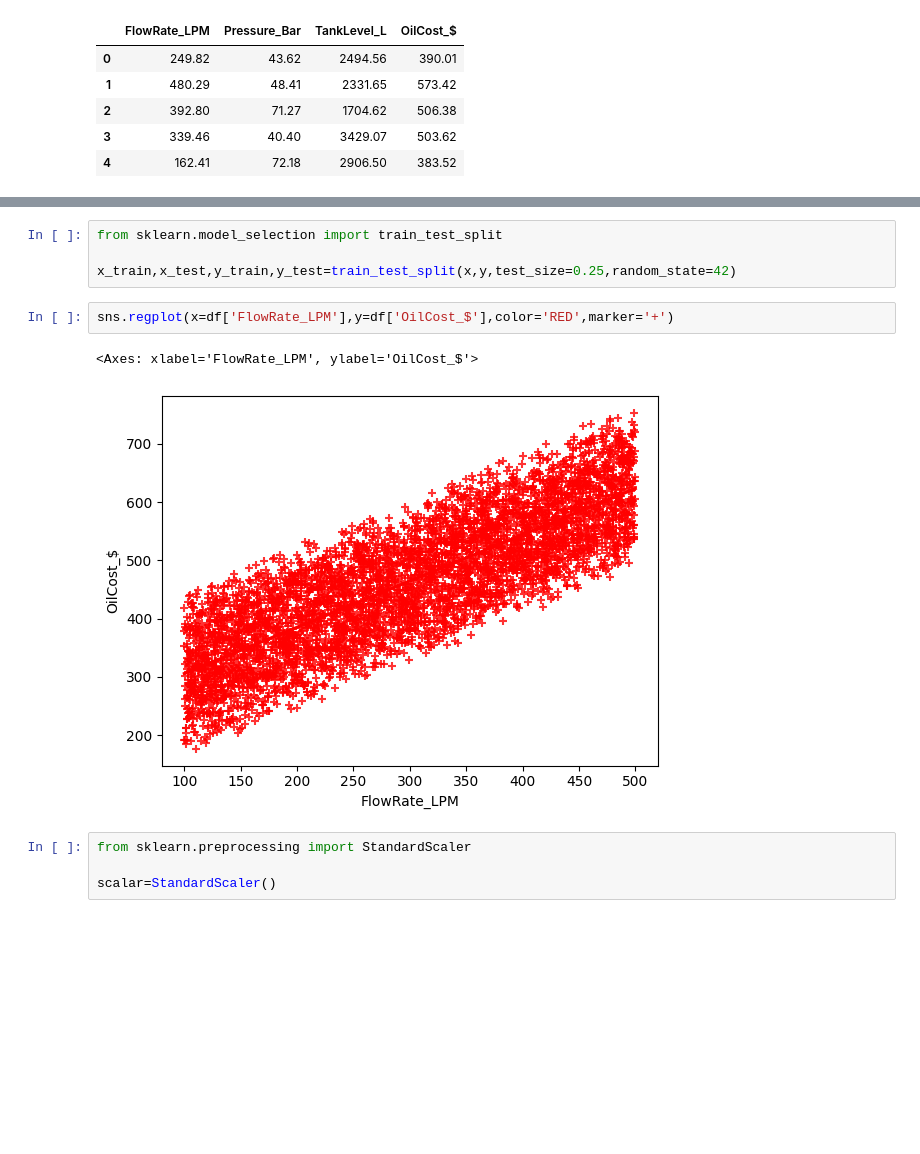
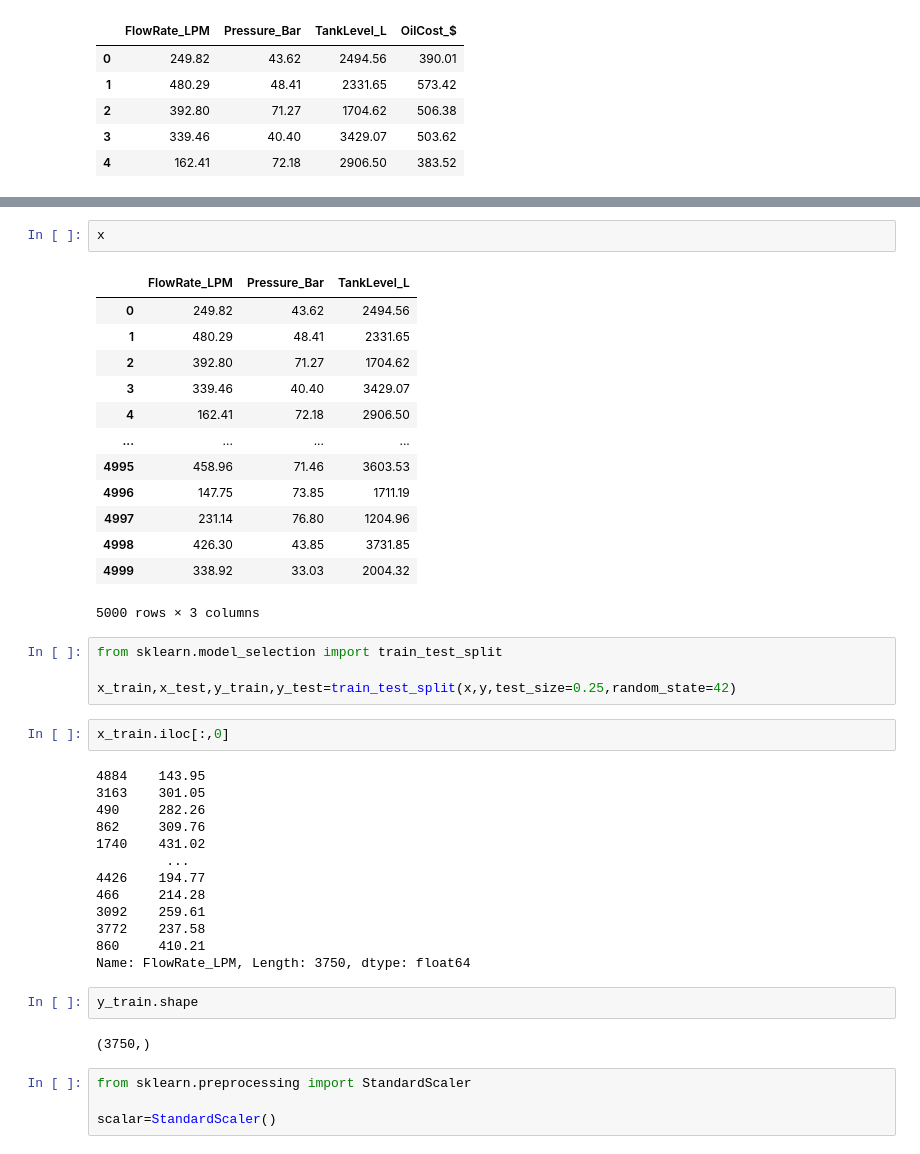
Before and after one commit to vishalsb1/machine-leaarning-, a Jupyter notebook: zdoordie_2025/7_regresion_models/regression/2_multi_reg.ipynb, the cells around one changed output, grey strips where cells are left out. Cells and saved outputs as stored; diff of their text form; blank space fills up the shorter version.

```diff
--- a/zdoordie_2025/7_regresion_models/regression/2_multi_reg.ipynb
+++ b/zdoordie_2025/7_regresion_models/regression/2_multi_reg.ipynb
@@ -123,12 +133,42 @@ y=df.iloc[:,3]
+# %%
+x
+# %% [output]
+|  | FlowRate_LPM | Pressure_Bar | TankLevel_L |
+| 0 | 249.82 | 43.62 | 2494.56 |
+| 1 | 480.29 | 48.41 | 2331.65 |
+| 2 | 392.80 | 71.27 | 1704.62 |
+| 3 | 339.46 | 40.40 | 3429.07 |
+| 4 | 162.41 | 72.18 | 2906.50 |
+| ... | ... | ... | ... |
+| 4995 | 458.96 | 71.46 | 3603.53 |
+| 4996 | 147.75 | 73.85 | 1711.19 |
+| 4997 | 231.14 | 76.80 | 1204.96 |
+| 4998 | 426.30 | 43.85 | 3731.85 |
+| 4999 | 338.92 | 33.03 | 2004.32 |
+5000 rows × 3 columns
 # %%
 from sklearn.model_selection import train_test_split
 
 x_train,x_test,y_train,y_test=train_test_split(x,y,test_size=0.25,random_state=42)
-# %%
-sns.regplot(x=df['FlowRate_LPM'],y=df['OilCost_$'],color='RED',marker='+')
-# %% [output]
-<Axes: xlabel='FlowRate_LPM', ylabel='OilCost_$'>
-[figure, removed]
+# %%
+x_train.iloc[:,0]
+# %% [output]
+4884    143.95
+3163    301.05
+490     282.26
+862     309.76
+1740    431.02
+         ...
+4426    194.77
+466     214.28
+3092    259.61
+3772    237.58
+860     410.21
+Name: FlowRate_LPM, Length: 3750, dtype: float64
+# %%
+y_train.shape
+# %% [output]
+(3750,)
 # %%
 from sklearn.preprocessing import StandardScaler
 
```
Also changed, not shown: parts of 14 cells of this notebook, 2 other files.
